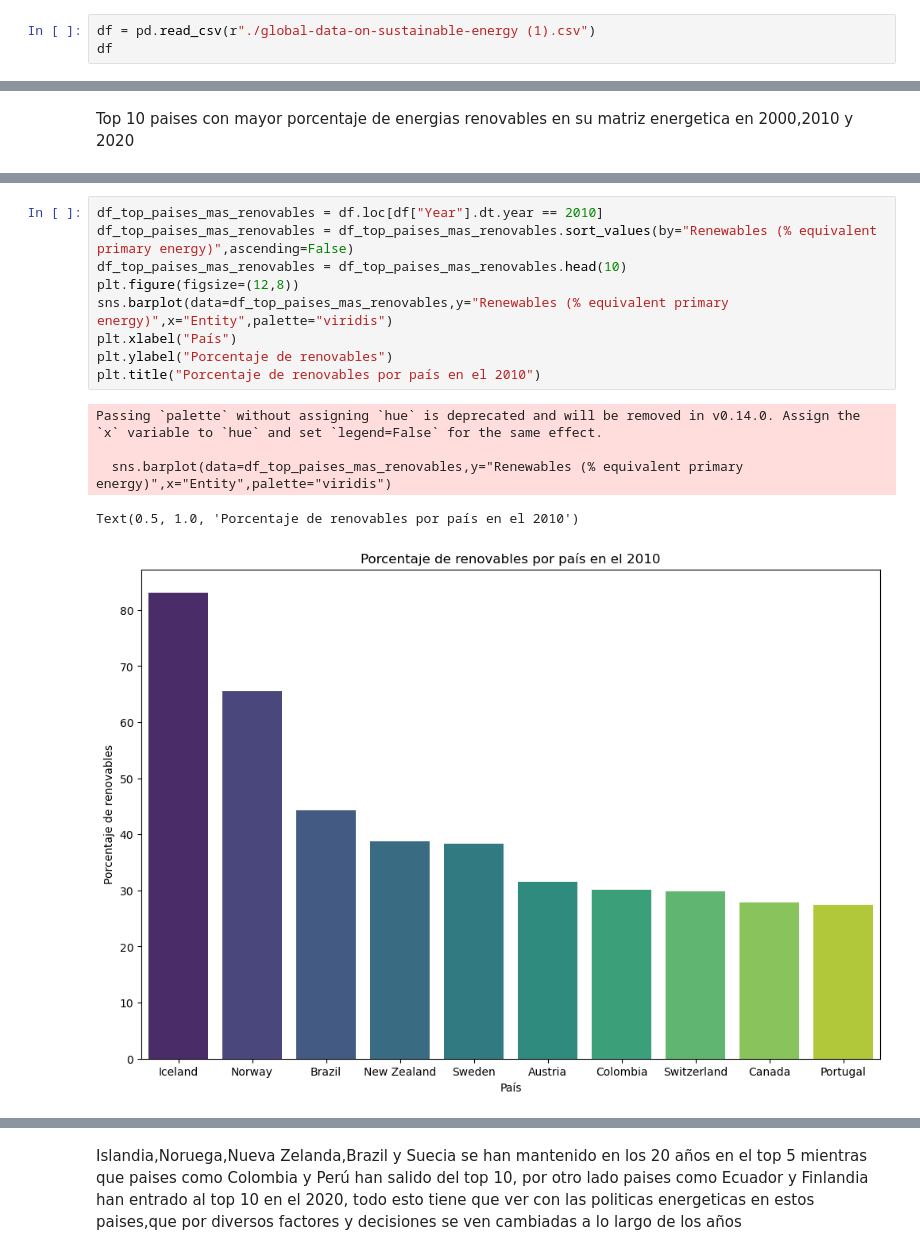
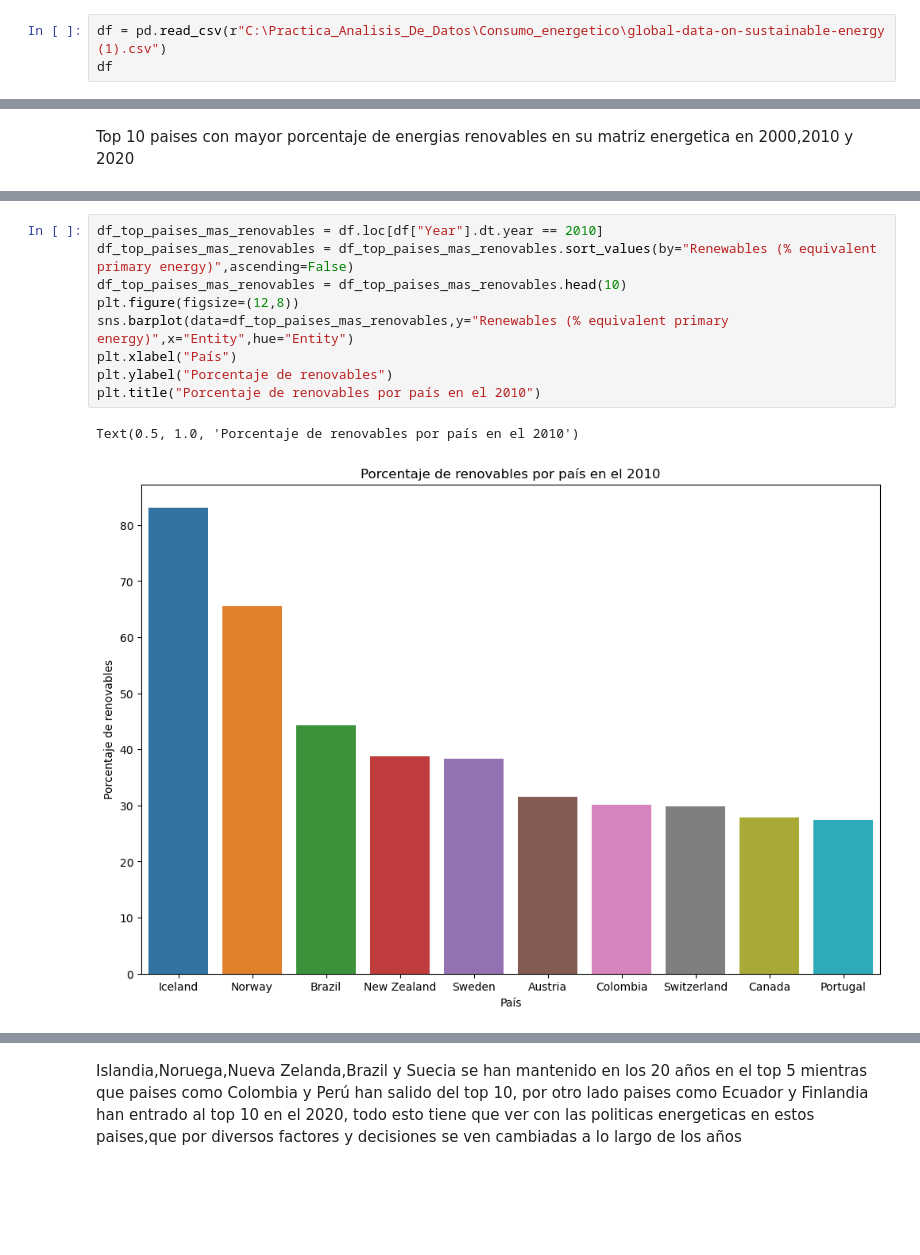
Before and after one commit to diegocv00/Consumo_energetico, a Jupyter notebook: Consumo_energetico/Consumo_energetico.ipynb, the cells around one changed output, grey strips where cells are left out. Saved outputs shown, nothing was run; the diff lists cells and outputs as text; blank space fills up the shorter version.

```diff
--- a/Consumo_energetico/Consumo_energetico.ipynb
+++ b/Consumo_energetico/Consumo_energetico.ipynb
@@ -36,7 +36,7 @@ Key Features:
 * Latitude: Latitude of the country's centroid in decimal degrees.
 * Longitude: Longitude of the country's centroid in decimal degrees.
 # %%
-df = pd.read_csv(r"./global-data-on-sustainable-energy (1).csv")
+df = pd.read_csv(r"C:\Practica_Analisis_De_Datos\Consumo_energetico\global-data-on-sustainable-energy (1).csv")
 df
 # %% [output]
 |  | Entity | Year | Access to electricity (% of popul... | Access to clean fuels for cooking | Renewable-electricity-generating-... | ... |
@@ -326,18 +323,15 @@ Text(0.5, 1.0, 'Porcentaje de renovables por país en el 2000')
 # %%
 df_top_paises_mas_renovables = df.loc[df["Year"].dt.year == 2010]
 df_top_paises_mas_renovables = df_top_paises_mas_renovables.sort_values(by="Renewables (% equivalent primary energy)",ascending=False)
 df_top_paises_mas_renovables = df_top_paises_mas_renovables.head(10)
 plt.figure(figsize=(12,8))
-sns.barplot(data=df_top_paises_mas_renovables,y="Renewables (% equivalent primary energy)",x="Entity",palette="viridis")
+sns.barplot(data=df_top_paises_mas_renovables,y="Renewables (% equivalent primary energy)",x="Entity",hue="Entity")
 plt.xlabel("País")
 plt.ylabel("Porcentaje de renovables")
 plt.title("Porcentaje de renovables por país en el 2010")
 # %% [output]
-Passing `palette` without assigning `hue` is deprecated and will be removed in v0.14.0. Assign the `x` variable to `hue` and set `legend=False` for the same effect.
-
-  sns.barplot(data=df_top_paises_mas_renovables,y="Renewables (% equivalent primary energy)",x="Entity",palette="viridis")
+Text(0.5, 1.0, 'Porcentaje de renovables por país en el 2010')
-Text(0.5, 1.0, 'Porcentaje de renovables por país en el 2010')
-[figure, old version]
+[figure, new version]
 # %%
 df_top_paises_mas_renovables = df.loc[df["Year"].dt.year == 2020]
 df_top_paises_mas_renovables = df_top_paises_mas_renovables.sort_values(by="Renewables (% equivalent primary energy)",ascending=False)
```
Also changed, not shown: parts of 6 cells of this notebook, 4 other files.
